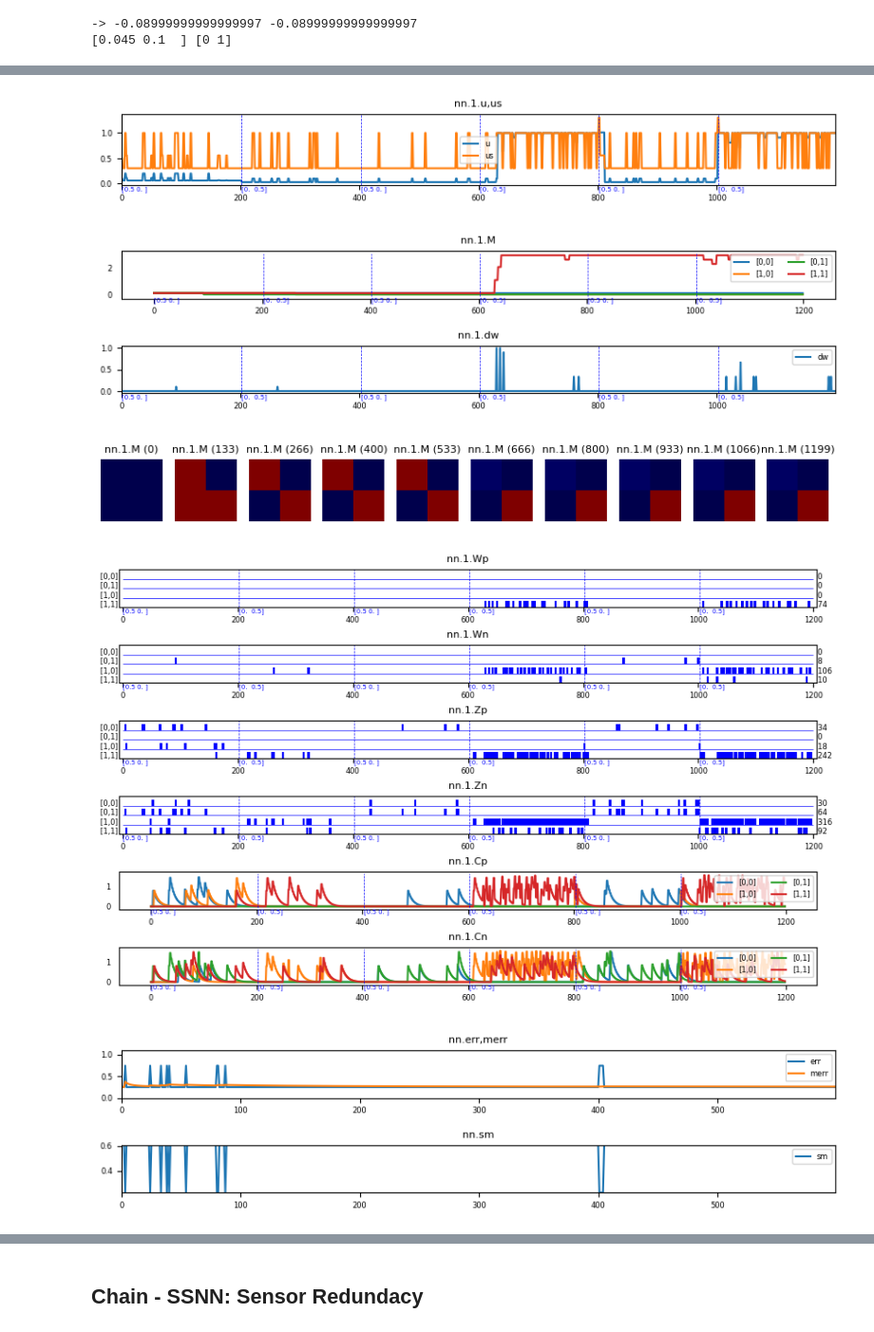
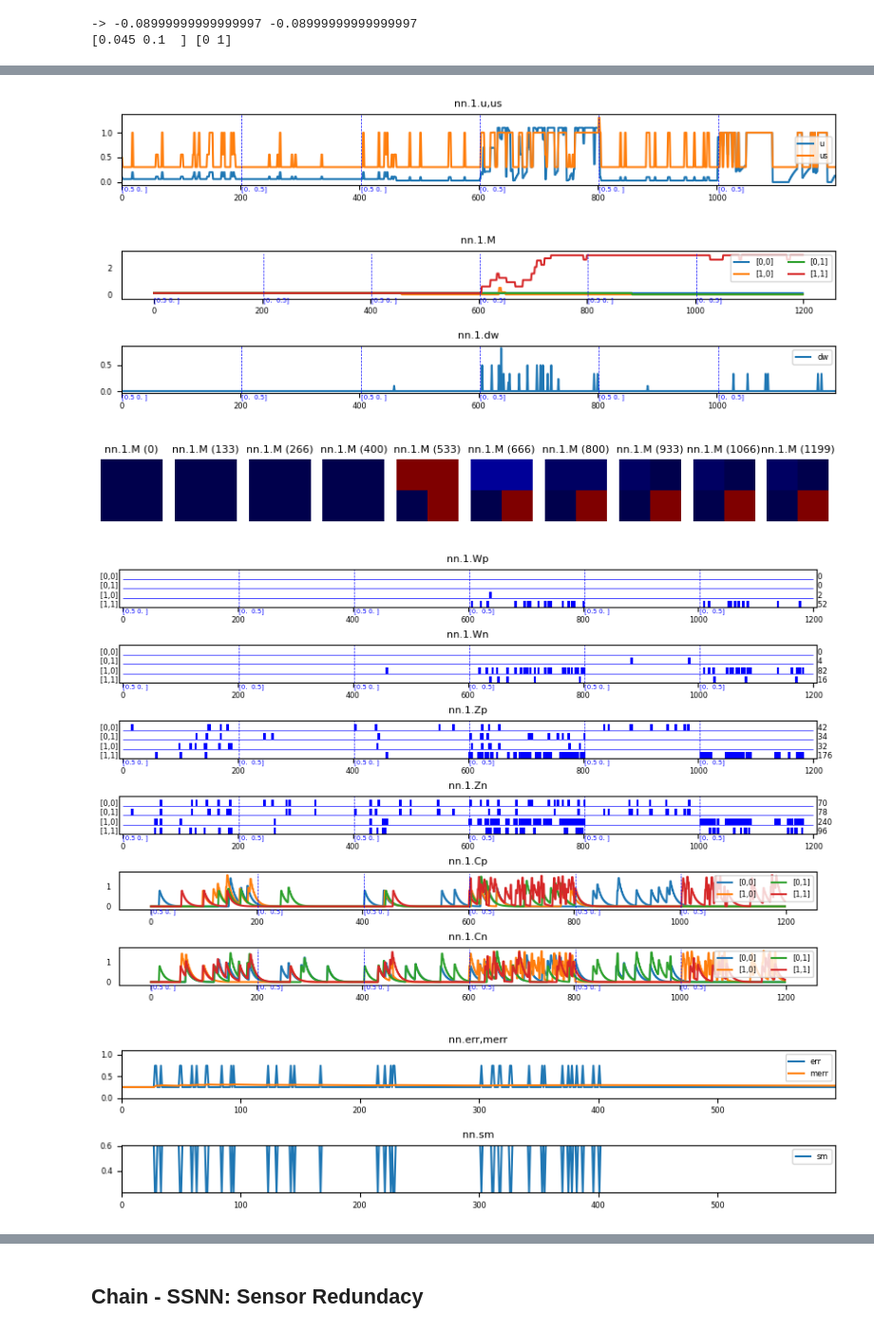
Before and after one commit to einnovator/spikeml, a Jupyter notebook: nb/snn.ipynb, the cells around one changed output, grey strips where cells are left out. Shown at 95% size. Drawn from its saved outputs; the diff is of its cells as text; code cells hidden in the pictures.

Commit message:
add: snn_stats, plot_stats

```diff
--- a/nb/snn.ipynb
+++ b/nb/snn.ipynb
@@ -889,8 +912,7 @@ from spikeml.core.snn_viewer import  SSensorMonitorViewer, SNNMonitorViewer, SSN
 # %%
-
 print(SSNNParams().fmt())
-params = SSNNParams(g=2, pmax=.8, e_err=2, t_p=1, t_d=3, mean=0.1, sd=0, t_c=5,
-                    t_b=0, t_tdp=10, e_z=3, vmin=0, vmax=1, cmax=3, cmin=0, c_in=0, c_out= 0) #-1.5
+params = SSNNParams(g=2, pmax=.8, e_err=2, t_p=2, t_d=3, mean=0.1, sd=0, t_c=5,
+                    t_b=20, t_tdp=10, e_z=3, vmin=0, vmax=1, cmax=3, cmin=0, c_in=0, c_out= 0) #-1.5
 print(params.fmt())
 
 ss_0_1 = signal_pulse(2, T=100, L=3, s=[0,1], value=.5)
@@ -903,8 +925,6 @@ SIZE=[2,2]
 
 options = None
 #options = {'log.matrix': False, 'log.err': False}
-
-
 result = test_run_ssnn(size=SIZE, ss=ss, params=params, log_step=0, options=options)
 result
 # %% [output]
@@ -945,8 +965,8 @@ nn.s.zs:
-[figure, old version]
+[figure, new version]
-[figure, old version]
+[figure, new version]
-[figure, old version]
+[figure, new version]
-[figure, old version]
+[figure, new version]
-[figure, old version]
+[figure, new version]
 {'nn': <spikeml.core.base.Chain at 0x...>,
  'err_monitor': <spikeml.core.snn_monitor.ErrorMonitor at 0x...>,
  'err_viewer': <spikeml.core.snn_viewer.ErrorMonitorViewer at 0x...>,
```
Also changed, not shown: parts of 15 cells of this notebook, 7 other files.
